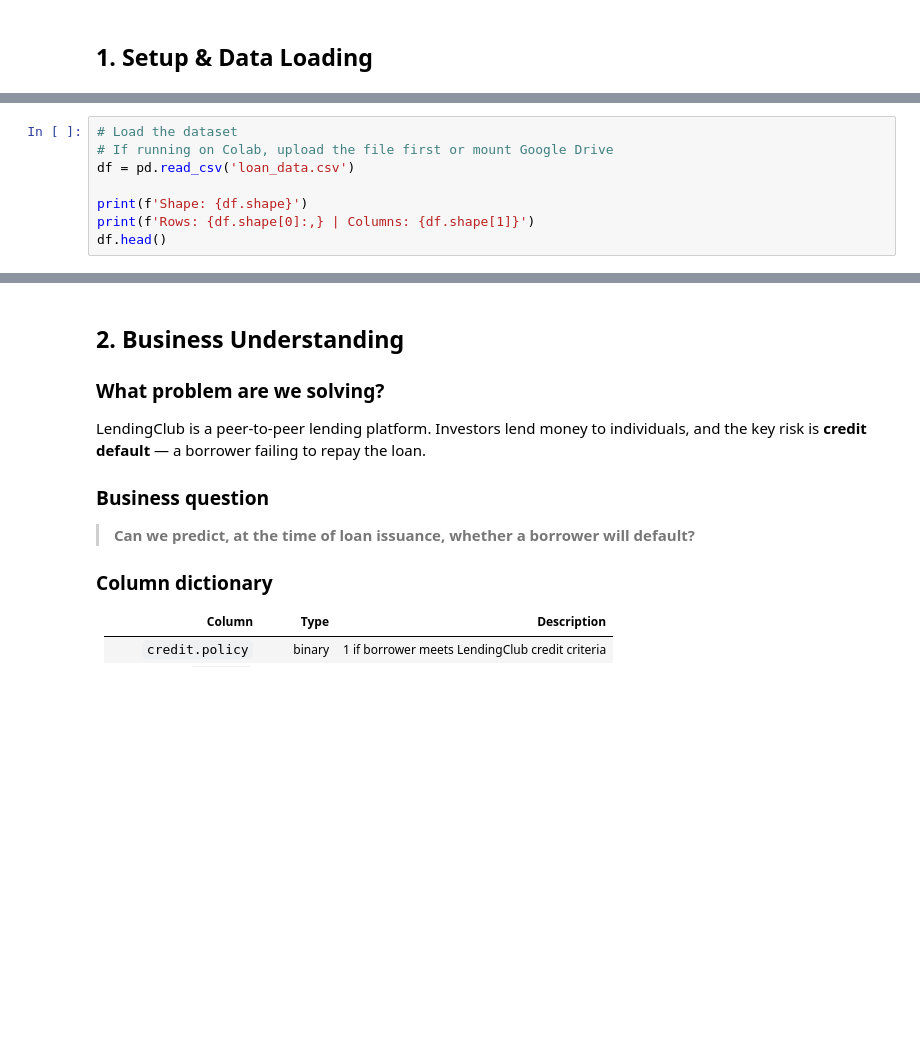
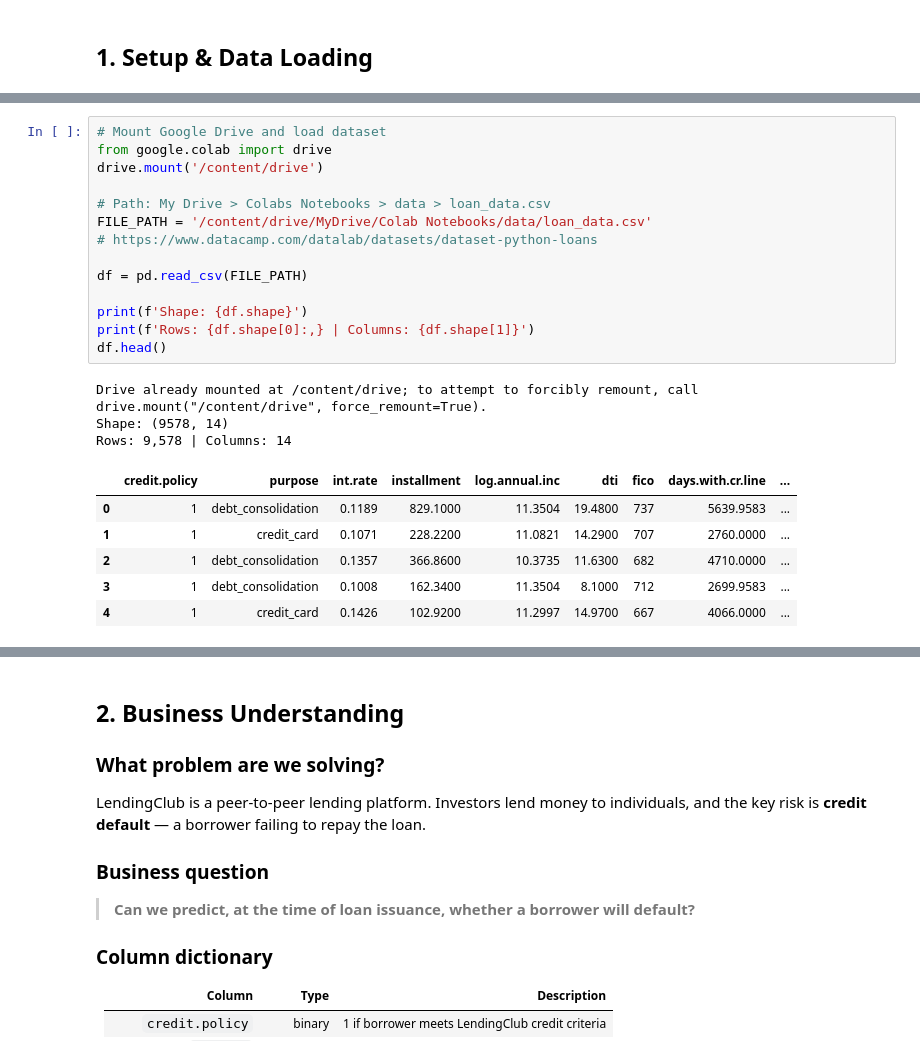
Before and after one commit to karvaroz/ML_CRASH_COURSE, a Jupyter notebook: loan_analysis.ipynb, the cells around one changed output, grey strips where cells are left out. Drawn from its saved outputs; the diff is of its cells as text; blank space fills up the shorter version.

```diff
--- a/loan_analysis.ipynb
+++ b/loan_analysis.ipynb
@@ -40,10 +44,26 @@ print('Libraries loaded successfully')
 # %%
-# Load the dataset
-# If running on Colab, upload the file first or mount Google Drive
-df = pd.read_csv('loan_data.csv')
+# Mount Google Drive and load dataset
+from google.colab import drive
+drive.mount('/content/drive')
+
+# Path: My Drive > Colabs Notebooks > data > loan_data.csv
+FILE_PATH = '/content/drive/MyDrive/Colab Notebooks/data/loan_data.csv'
+# https://www.datacamp.com/datalab/datasets/dataset-python-loans
+
+df = pd.read_csv(FILE_PATH)
 
 print(f'Shape: {df.shape}')
 print(f'Rows: {df.shape[0]:,} | Columns: {df.shape[1]}')
 df.head()
+# %% [output]
+Drive already mounted at /content/drive; to attempt to forcibly remount, call drive.mount("/content/drive", force_remount=True).
+Shape: (9578, 14)
+Rows: 9,578 | Columns: 14
+|  | credit.policy | purpose | int.rate | installment | log.annual.inc | dti | fico | days.with.cr.line | ... |
+| 0 | 1 | debt_consolidation | 0.1189 | 829.1000 | 11.3504 | 19.4800 | 737 | 5639.9583 | ... |
+| 1 | 1 | credit_card | 0.1071 | 228.2200 | 11.0821 | 14.2900 | 707 | 2760.0000 | ... |
+| 2 | 1 | debt_consolidation | 0.1357 | 366.8600 | 10.3735 | 11.6300 | 682 | 4710.0000 | ... |
+| 3 | 1 | debt_consolidation | 0.1008 | 162.3400 | 11.3504 | 8.1000 | 712 | 2699.9583 | ... |
+| 4 | 1 | credit_card | 0.1426 | 102.9200 | 11.2997 | 14.9700 | 667 | 4066.0000 | ... |
 # %%
 df.info()
```
Also changed, not shown: parts of 26 cells of this notebook.
